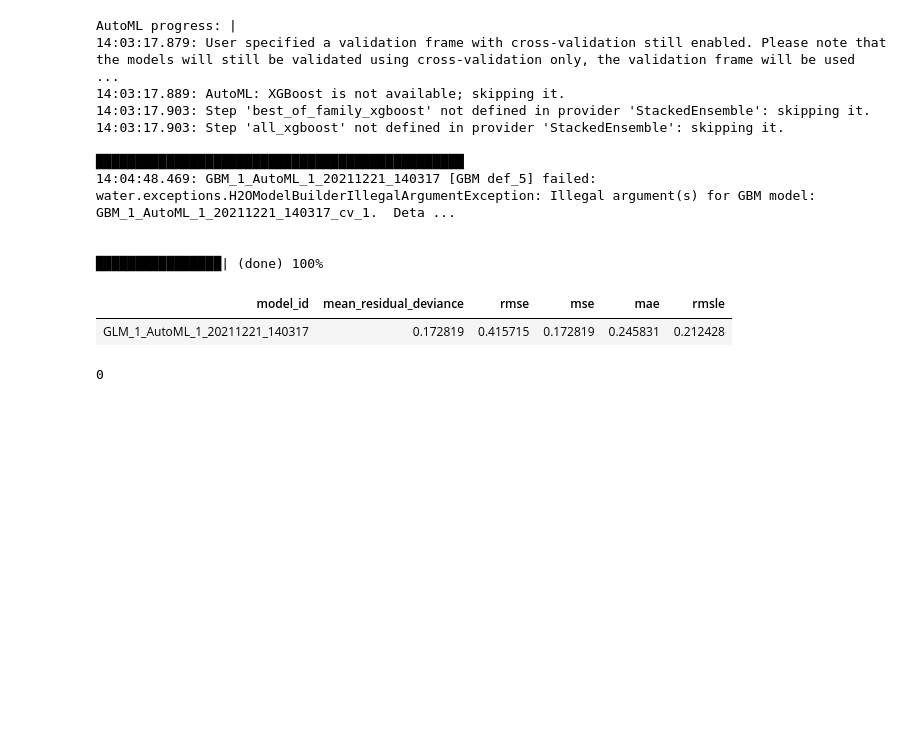
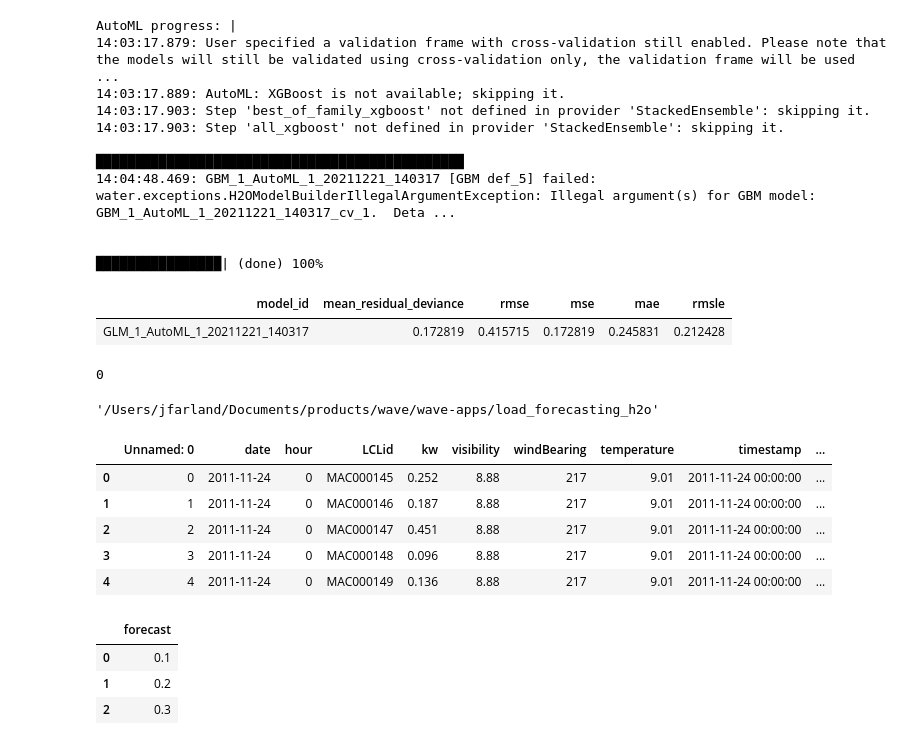
Before and after one commit to jfarland/load_forecasting_h2o, a Jupyter notebook: modeling-pipeline.ipynb, the cells around one changed output. Cells and saved outputs as stored; diff of their text form; code cells hidden in the pictures; blank space fills up the shorter version.

```diff
--- a/modeling-pipeline.ipynb
+++ b/modeling-pipeline.ipynb
@@ -214,0 +193,15 @@ gc.collect()
+# %%
+os.getcwd()
+# %% [output]
+'/Users/jfarland/Documents/products/wave/wave-apps/load_forecasting_h2o'
+# %%
+df = pd.read_csv("/Users/jfarland/Documents/research/london-smart-meters/data/energy-df.csv")
+# %%
+df.head()
+# %% [output]
+|  | Unnamed: 0 | date | hour | LCLid | kw | visibility | windBearing | temperature | timestamp | ... |
+| 0 | 0 | 2011-11-24 | 0 | MAC000145 | 0.252 | 8.88 | 217 | 9.01 | 2011-11-24 00:00:00 | ... |
+| 1 | 1 | 2011-11-24 | 0 | MAC000146 | 0.187 | 8.88 | 217 | 9.01 | 2011-11-24 00:00:00 | ... |
+| 2 | 2 | 2011-11-24 | 0 | MAC000147 | 0.451 | 8.88 | 217 | 9.01 | 2011-11-24 00:00:00 | ... |
+| 3 | 3 | 2011-11-24 | 0 | MAC000148 | 0.096 | 8.88 | 217 | 9.01 | 2011-11-24 00:00:00 | ... |
+| 4 | 4 | 2011-11-24 | 0 | MAC000149 | 0.136 | 8.88 | 217 | 9.01 | 2011-11-24 00:00:00 | ... |
@@ -214,0 +220,8 @@ gc.collect()
+# %%
+preds = [0.1, 0.2, 0.3]
+pd.DataFrame({'forecast': preds})
+# %% [output]
+|  | forecast |
+| 0 | 0.1 |
+| 1 | 0.2 |
+| 2 | 0.3 |
```
Also changed, not shown: parts of 21 cells of this notebook.
